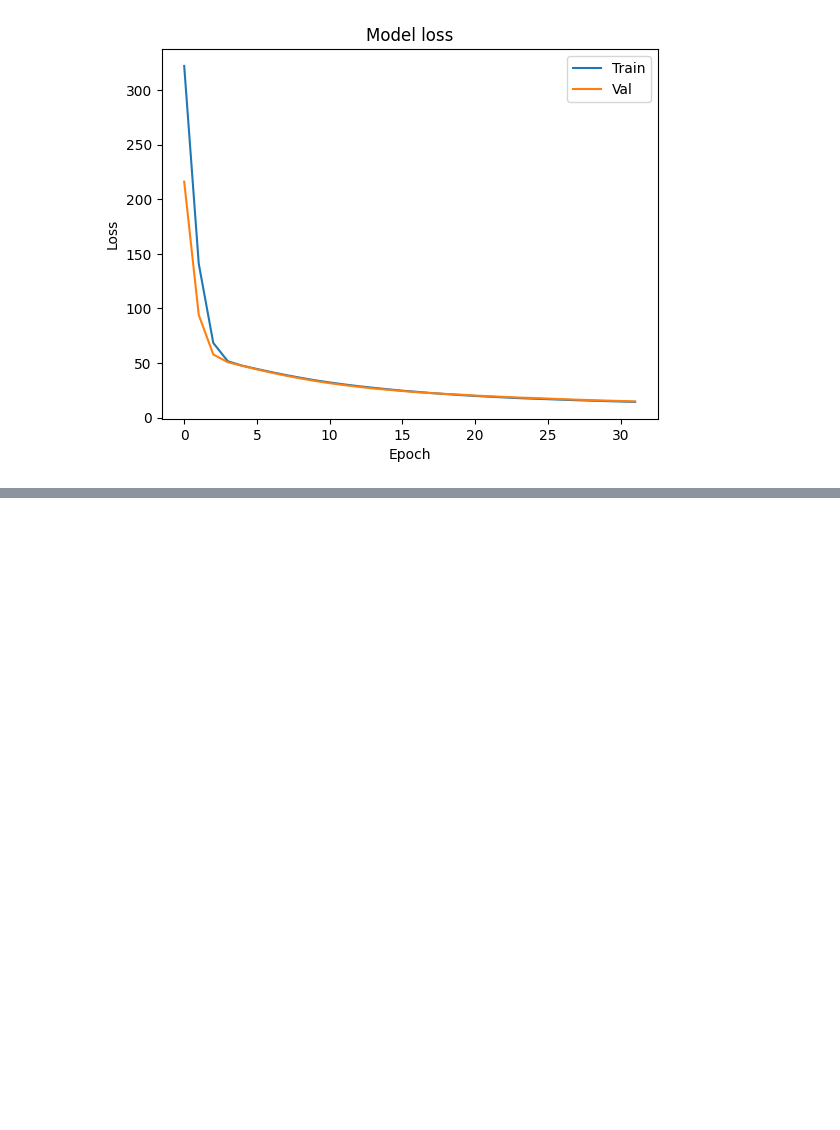
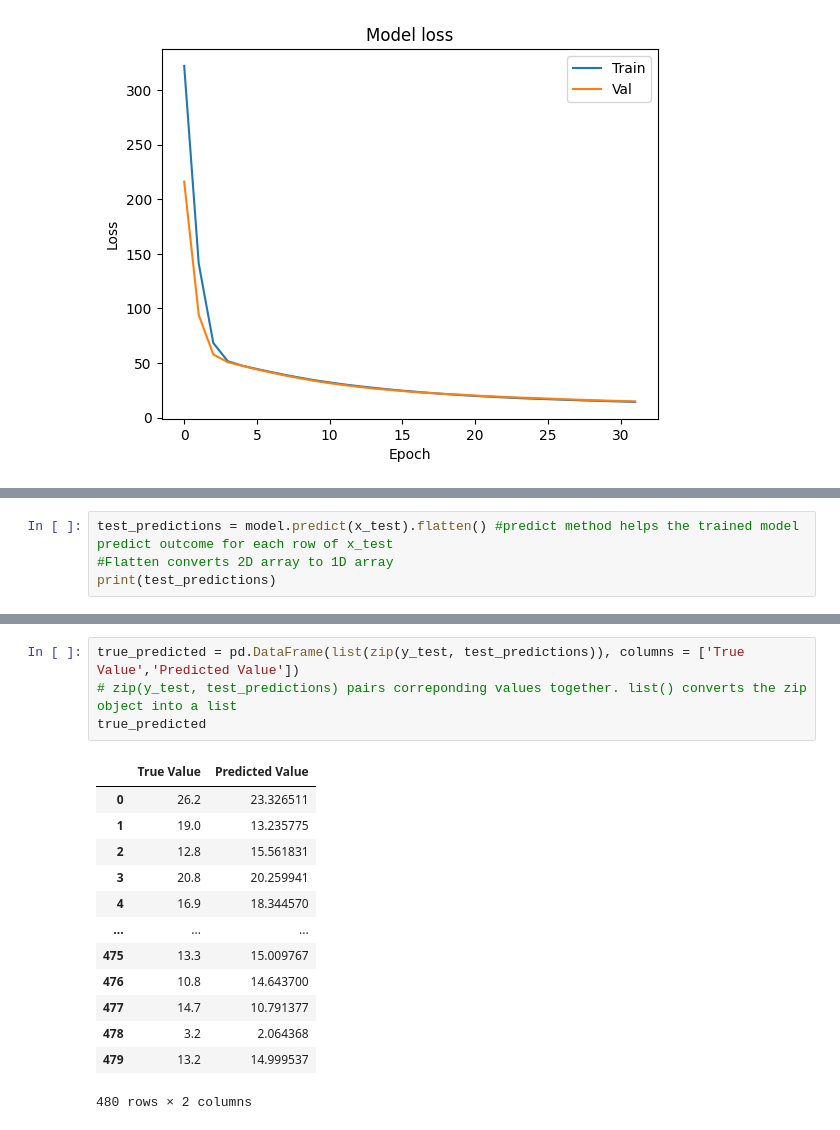
Before and after one commit to gcgauravchauhan10/gc_new_avenue, a Jupyter notebook: Neural_Network_Keras_Sequential.ipynb, the cells around one changed output, grey strips where cells are left out. Drawn from its saved outputs; the diff is of its cells as text; blank space fills up the shorter version.

```diff
--- a/Neural_Network_Keras_Sequential.ipynb
+++ b/Neural_Network_Keras_Sequential.ipynb
@@ -187,0 +190,4 @@ plt.show()
+# %%
+test_predictions = model.predict(x_test).flatten() #predict method helps the trained model predict outcome for each row of x_test
+#Flatten converts 2D array to 1D array
+print(test_predictions)
@@ -187,0 +212,18 @@ plt.show()
+# %%
+true_predicted = pd.DataFrame(list(zip(y_test, test_predictions)), columns = ['True Value','Predicted Value'])
+# zip(y_test, test_predictions) pairs correponding values together. list() converts the zip object into a list
+true_predicted
+# %% [output]
+|  | True Value | Predicted Value |
+| 0 | 26.2 | 23.326511 |
+| 1 | 19.0 | 13.235775 |
+| 2 | 12.8 | 15.561831 |
+| 3 | 20.8 | 20.259941 |
+| 4 | 16.9 | 18.344570 |
+| ... | ... | ... |
+| 475 | 13.3 | 15.009767 |
+| 476 | 10.8 | 14.643700 |
+| 477 | 14.7 | 10.791377 |
+| 478 | 3.2 | 2.064368 |
+| 479 | 13.2 | 14.999537 |
+480 rows × 2 columns
```
Also changed, not shown: parts of 2 cells of this notebook.
